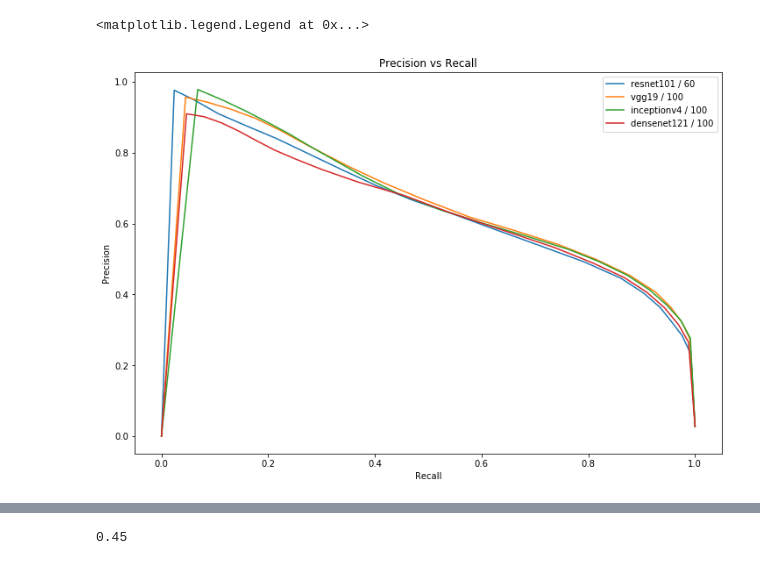
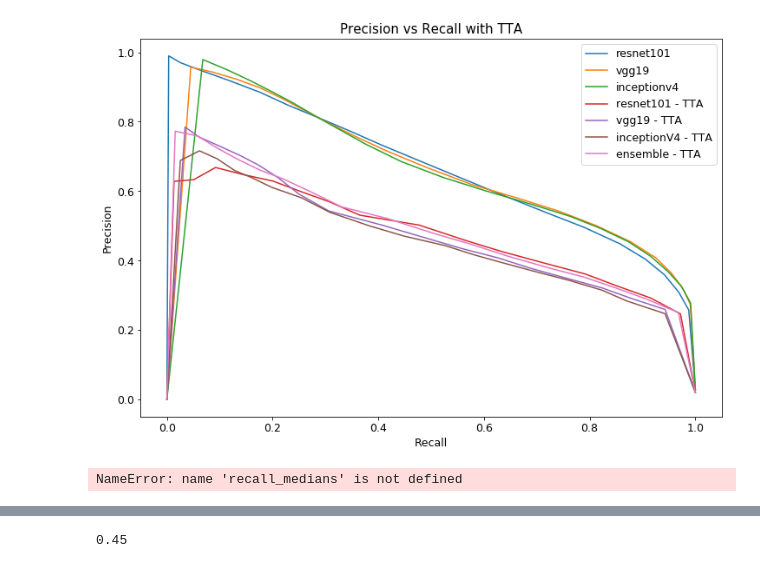
Before and after one commit to mccrinbc/TBI_Segmentation, a Jupyter notebook: Plotting_Results.ipynb, the cells around one changed output, grey strips where cells are left out. Cells and saved outputs as stored; diff of their text form; code cells hidden in the pictures.

```diff
--- a/Plotting_Results.ipynb
+++ b/Plotting_Results.ipynb
@@ -68,23 +87,53 @@ for ii, folder in enumerate(foldernames):
 
     data[ii] = [ENCODER, EPCOHS, lr_final, TPR_list, FPR_list, precision, thresholds, best_acc_thresh, IoUs, Dice, BCE]
     #data[ii] = [TPR_list, FPR_list, precision, thresholds, best_acc_thresh, IoUs, Dice]
+# %%
+with open('/home/mccrinbc/models_Dice_seed_1021.pkl','rb') as f:
+    means, medians = pickle.load(f)
 # %%
 #Precision vs Recall. Caluclating F1 Score.
 plt.figure(1,figsize=(12,8))
 thresh_index = 15
 legend = []
+ensemble_P = []
+ensemble_R = []
 for ii in range(len(data)):
+    data[ii][5][-1] = 0 #fixing the last datapoint due to error in calculation (= 1 for revision)
+    #ensemble_P.append(data[ii][5])
+    #ensemble_R.append(data[ii][3])
+
     plt.plot(data[ii][3], data[ii][5])
+
     #plt.plot(data[ii][3][thresh_index],data[ii][5][thresh_index],'ro')
-    legend.append(data[ii][0] + ' / ' + str(data[ii][1]))
+    #legend.append(data[ii][0] + ' / ' + str(data[ii][1]))
+    legend.append(data[ii][0])
 
-plt.title('Precision vs Recall')#. Thresh = ' + str(data[0][6][thresh_index]))
+plt.plot(medians[0][:,2], medians[0][:,1])
+legend.append('resnet101 - TTA')
+plt.plot(medians[1][:,2], medians[1][:,1])
+legend.append('vgg19 - TTA')
+plt.plot(medians[2][:,2], medians[2][:,1])
+legend.append('inceptionV4 - TTA')
+plt.plot(medians[3][:,2], medians[3][:,1])
+legend.append('ensemble - TTA')
+#legend.append('Medians')
+#plt.plot(recall_means, precision_means)
+#legend.append('Means')
+
+plt.title('Precision vs Recall with TTA')#. Thresh = ' + str(data[0][6][thresh_index]))
 plt.xlabel('Recall')
 plt.ylabel('Precision')
 plt.legend(legend)
+
+plt.savefig('/home/mccrinbc/AbstractImages/precision-recall-tta.png', format='png')
 # %% [output]
-<matplotlib.legend.Legend at 0x...>
-[figure, old version]
+[figure, new version]
+# %%
+print(recall_medians)
+print('')
+print(precision_medians)
+# %% [output]
+NameError: name 'recall_medians' is not defined
 # %%
 #Plotting the Harmoic Mean of the Precision and Recall (F1-Score)
 #Precision vs Recall. Caluclating F1 Score. Looks identical to Dice.
```
Also changed, not shown: parts of 22 cells of this notebook, 4 other files.
